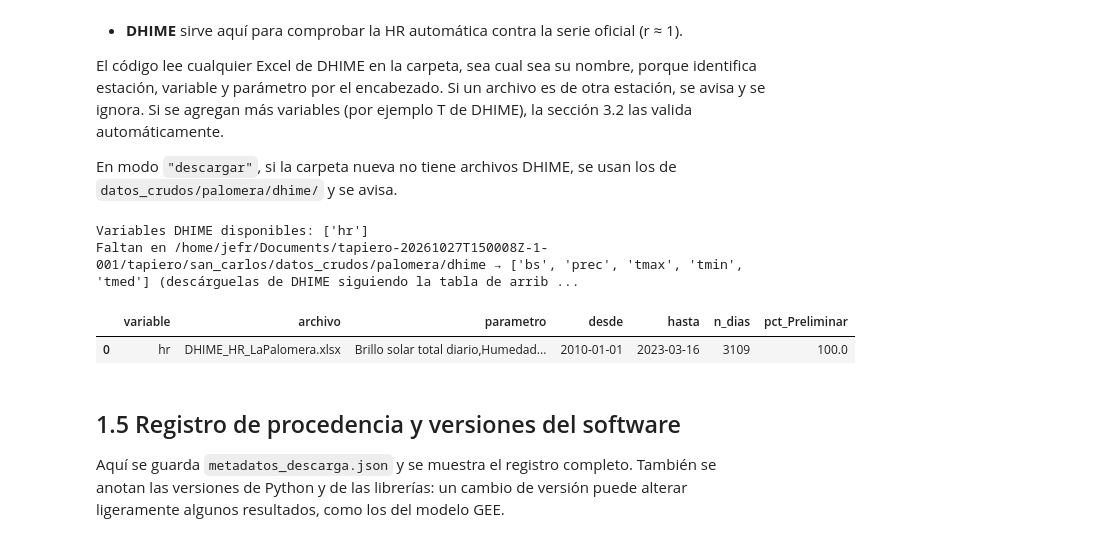
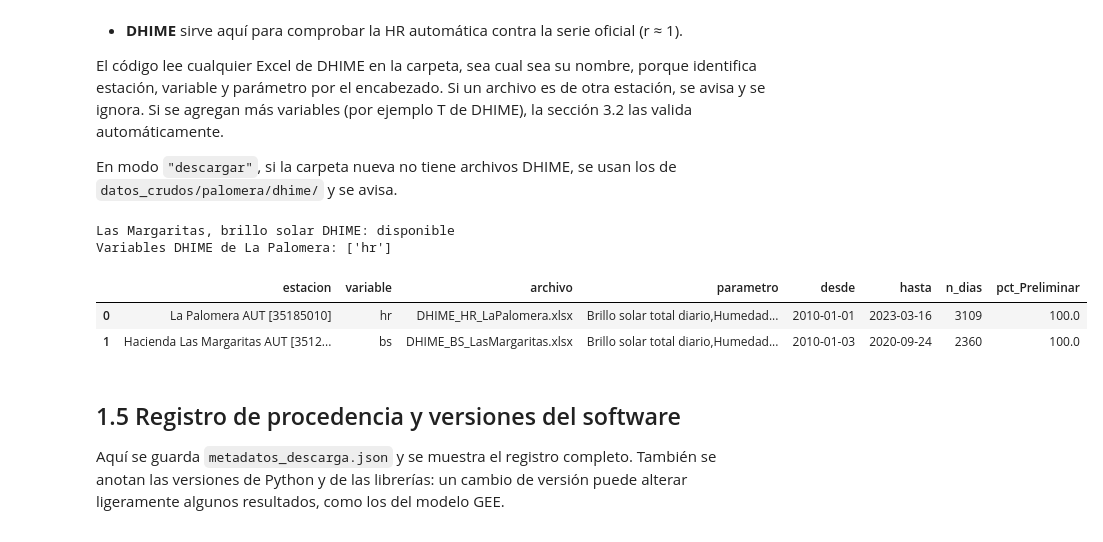
Before and after one commit to jf-floresriera/caucho_san_carlos, a Jupyter notebook: Analisis_SanCarlos_clima_cultivo.ipynb, the cells around one changed output. Cells and saved outputs as stored; diff of their text form; code cells hidden in the pictures.

```diff
--- a/Analisis_SanCarlos_clima_cultivo.ipynb
+++ b/Analisis_SanCarlos_clima_cultivo.ipynb
@@ -126,7 +126,8 @@ FIGS      = RESULT / "figuras"                  # figuras PNG
 DHIME_DIR = CRUDOS / "palomera" / "dhime"       # Excel de DHIME descargados a mano (sección 1.4)
 # Serie horaria de HR/T de La Palomera del trabajo anterior (solo se usa en modo "reutilizar" si faltan los crudos)
 PREVIO_PALOMERA = RUTA_DRIVE / "climate" / "datos_crudos" / "palomera" / "ideam_aut_horario.csv"
-for c in (CRUDOS / "sancarlos", CRUDOS / "palomera", DHIME_DIR, FIGS):
+DHIME_MARG = CRUDOS / "margaritas" / "dhime"    # Excel DHIME de brillo solar de Las Margaritas
+for c in (CRUDOS / "sancarlos", CRUDOS / "palomera", DHIME_DIR, DHIME_MARG, FIGS):
     c.mkdir(parents=True, exist_ok=True)
 assert ARCHIVO_CULTIVO.exists(), f"No encuentro {ARCHIVO_CULTIVO}. Revise RUTA_DRIVE."
 
@@ -141,6 +142,10 @@ LOTE = dict(nombre="Lote San Carlos", lat=gms_a_decimal(4, 11, 15.52, "N"),
 PALOMERA = dict(nombre="La Palomera AUT [35185010]", codigo="0035185010",
                 lat=4.260321, lon=-72.564525)
 PUNTOS = {"sancarlos": LOTE, "palomera": PALOMERA}   # se descargan productos en ambos puntos
+# Estación de referencia REGIONAL solo para el brillo solar (La Palomera no lo mide).
+# Está a ~40 km del lote: se usa para validar ERA5 en su propia celda, no como dato del lote.
+MARGARITAS = dict(nombre="Hacienda Las Margaritas AUT [35125010]", codigo="0035125010",
+                  lat=4.3698889, lon=-72.2270638)
 
 # ---------------------------------------------------------------- PERIODOS
 PERIODO = ("2011-01-01", "2025-12-31")      # serie climática (climatología de 15 años)
@@ -570,56 +587,58 @@ def excel_dhime(carpeta):
     return sorted(a for a in carpeta.iterdir()
                   if a.suffix.lower() in (".xls", ".xlsx") and not a.name.startswith(("~$", ".~lock")))
 
-def cargar_dhime():
-    carpeta = DHIME_DIR
-    archivos = excel_dhime(carpeta)
+def cargar_dhime(carpeta, estacion):
+    # Lee los Excel DHIME de 'carpeta' que pertenezcan a 'estacion' (dict con nombre y código)
+    archivos = excel_dhime(carpeta) if carpeta.exists() else []
     if not archivos and MODO_DATOS == "descargar":
-        carpeta = CONGELADOS / "palomera" / "dhime"; archivos = excel_dhime(carpeta)
+        carpeta = CONGELADOS / carpeta.relative_to(CRUDOS)
+        archivos = excel_dhime(carpeta) if carpeta.exists() else []
         if archivos:
             print("   ⚠️ DHIME no tiene API: se usan los Excel DHIME de", carpeta)
     partes, inventario = [], []
     for a in archivos:
         t, generado = leer_dhime(a)
         if t.empty:
             print("   ⚠️", a.name, "no tiene datos reconocibles"); continue
         estaciones = t.estacion.unique()
-        if not any(PALOMERA["codigo"].lstrip("0") in e for e in estaciones):
+        if not any(estacion["codigo"].lstrip("0") in e for e in estaciones):
             print(f"   ⚠️ {a.name} es de otra estación ({', '.join(estaciones)}); se ignora"); continue
-        t = t[t.estacion.str.contains(PALOMERA["codigo"].lstrip("0")) & t["var"].notna()]
+        t = t[t.estacion.str.contains(estacion["codigo"].lstrip("0")) & t["var"].notna()]
         registrar(a, "IDEAM DHIME (descarga manual)", URL_DHIME,
-                  dict(estacion=PALOMERA["nombre"], variables=sorted(t["var"].unique()),
+                  dict(estacion=estacion["nombre"], variables=sorted(t["var"].unique()),
                        parametros=sorted(t.parametro.unique()), frecuencia="Diaria"),
                   descargado_ahora=False, nota=f"reporte DHIME generado el {generado}",
                   fecha=f"{generado} (reporte DHIME)" if generado else None)
         for v, g in t.groupby("var"):
             ap = g.aprobacion.value_counts(normalize=True).mul(100).round(1)
-            inventario.append(dict(variable=v, archivo=a.name, parametro=g.parametro.iloc[0],
+            inventario.append(dict(estacion=estacion["nombre"], variable=v, archivo=a.name, parametro=g.parametro.iloc[0],
                                    desde=g.fecha.min().date(), hasta=g.fecha.max().date(), n_dias=g.valor.notna().sum(),
                                    **{f"pct_{k}": x for k, x in ap.items()}))
         partes.append(t)
     if not partes:
         return pd.DataFrame(index=pd.DatetimeIndex([], name="fecha")), pd.DataFrame()
     t = pd.concat(partes).drop_duplicates(["var", "fecha"])
     ancho = t.pivot(index="fecha", columns="var", values="valor").add_suffix("_dhime")
     # Control de rango físico (mismos límites que la estación automática)
     limites = {"bs_dhime": (0, 13), "hr_dhime": (10, 100), "prec_dhime": (0, 300),
                "tmax_dhime": (10, 45), "tmin_dhime": (10, 45), "tmed_dhime": (10, 45)}
     for c, (a, b) in limites.items():
         if c in ancho: ancho[c] = ancho[c].where(ancho[c].between(a, b))
     ancho.index.name = "fecha"
     return ancho, pd.DataFrame(inventario)
 
-pal_dhime, DHIME_INV = cargar_dhime()
-faltan = [v for v in ("bs", "hr", "prec", "tmax", "tmin", "tmed") if f"{v}_dhime" not in pal_dhime]
-print("Variables DHIME disponibles:", [c.replace("_dhime", "") for c in pal_dhime.columns] or "ninguna")
-if faltan:
-    print("Faltan en", DHIME_DIR, "→", faltan, "(descárguelas de DHIME siguiendo la tabla de arriba)")
+pal_dhime, inv_pal = cargar_dhime(DHIME_DIR, PALOMERA)
+marg_dhime, inv_marg = cargar_dhime(DHIME_MARG, MARGARITAS)     # brillo solar regional (sección 3.3)
+DHIME_INV = pd.concat([inv_pal, inv_marg], ignore_index=True)
+print("Las Margaritas, brillo solar DHIME:", "disponible" if "bs_dhime" in marg_dhime else "no disponible")
+print("Variables DHIME de La Palomera:", [c.replace("_dhime", "") for c in pal_dhime.columns] or "ninguna")
 DHIME_INV
 # %% [output]
-Variables DHIME disponibles: ['hr']
-Faltan en /home/jefr/Documents/tapiero-20261027T150008Z-1-001/tapiero/san_carlos/datos_crudos/palomera/dhime → ['bs', 'prec', 'tmax', 'tmin', 'tmed'] (descárguelas de DHIME siguiendo la tabla de arrib ...
+Las Margaritas, brillo solar DHIME: disponible
+Variables DHIME de La Palomera: ['hr']
-|  | variable | archivo | parametro | desde | hasta | n_dias | pct_Preliminar |
-| 0 | hr | DHIME_HR_LaPalomera.xlsx | Brillo solar total diario,Humedad... | 2010-01-01 | 2023-03-16 | 3109 | 100.0 |
+|  | estacion | variable | archivo | parametro | desde | hasta | n_dias | pct_Preliminar |
+| 0 | La Palomera AUT [35185010] | hr | DHIME_HR_LaPalomera.xlsx | Brillo solar total diario,Humedad... | 2010-01-01 | 2023-03-16 | 3109 | 100.0 |
+| 1 | Hacienda Las Margaritas AUT [3512... | bs | DHIME_BS_LasMargaritas.xlsx | Brillo solar total diario,Humedad... | 2010-01-03 | 2020-09-24 | 2360 | 100.0 |
 # %% [markdown]
 ## 1.5 Registro de procedencia y versiones del software
 Aquí se guarda `metadatos_descarga.json` y se muestra el registro completo. También se anotan las versiones de Python y de las librerías: un cambio de versión puede alterar ligeramente algunos resultados, como los del modelo GEE.
```
Also changed, not shown: parts of 13 cells of this notebook, 8 other files.
